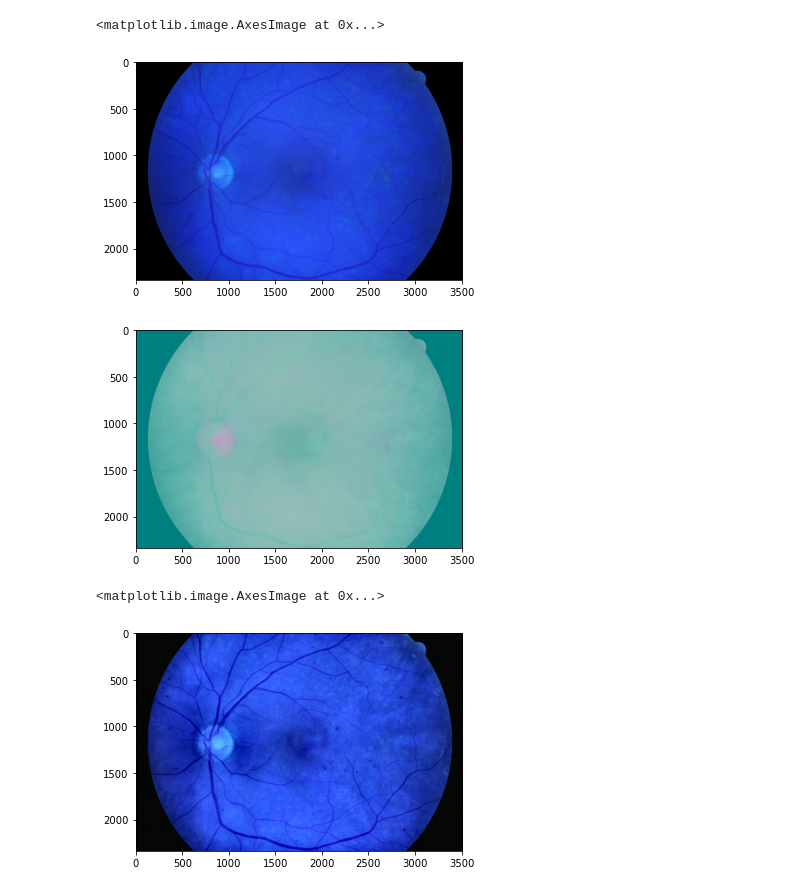
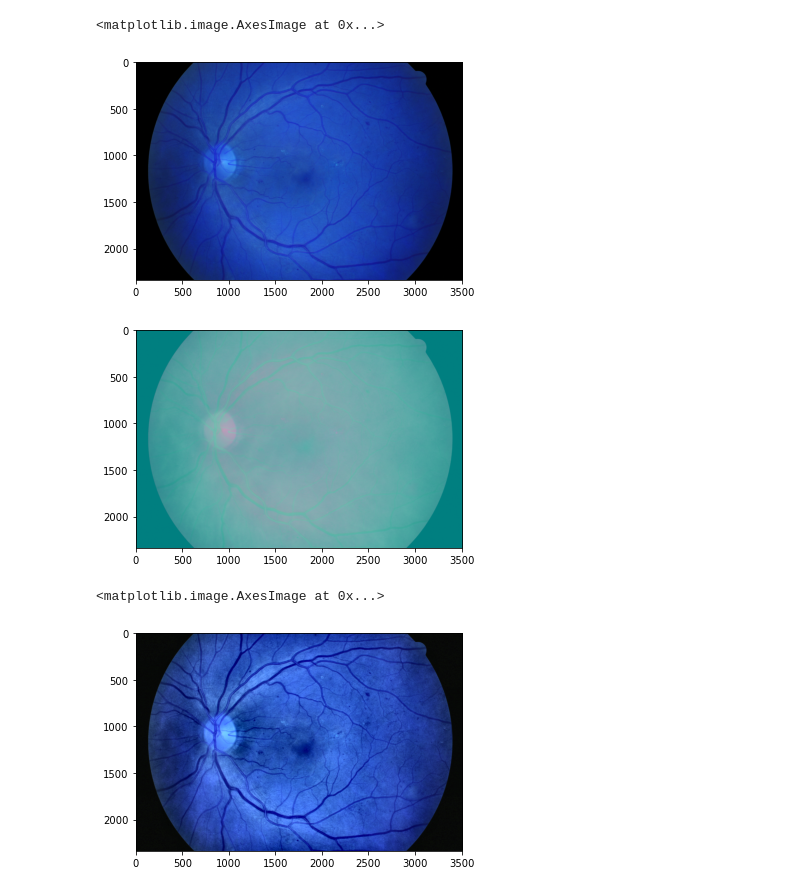
Before and after one commit to codeblessing/S6-IwM, a Jupyter notebook: fundus_vessels.ipynb, the cells around one changed output. Cells and saved outputs as stored; diff of their text form; code cells hidden in the pictures.

```diff
--- a/fundus_vessels.ipynb
+++ b/fundus_vessels.ipynb
@@ -5,24 +6,24 @@ from matplotlib.pylab import imshow
 # %%
-image = cv.imread('data/all/images/01_dr.JPG')
+image = cv.imread('data/all/images/07_dr.JPG')
 imshow(image, cmap='gray')
 # %% [output]
 <matplotlib.image.AxesImage at 0x...>
-[figure, old version]
+[figure, new version]
 # %%
-#convert to CIELAB color space and extract lightness
+# convert to CIELAB color space and extract lightness
 image_lab = cv.cvtColor(image, cv.COLOR_BGR2LAB)
 imshow(image_lab)
 l, a, b = cv.split(image_lab)
 # %% [output]
-[figure, old version]
+[figure, new version]
 # %%
-#apply contrast limited adaptive histogram equalization to the L channel
-#https://stackoverflow.com/questions/24341114/simple-illumination-correction-in-images-opencv-c
-clahe = cv.createCLAHE(clipLimit=2.0)
+# apply contrast limited adaptive histogram equalization to the L channel
+# https://stackoverflow.com/questions/24341114/simple-illumination-correction-in-images-opencv-c
+clahe = cv.createCLAHE(clipLimit=3.0)
 merged = cv.merge((clahe.apply(l), a, b))
 merged = cv.cvtColor(merged, cv.COLOR_LAB2BGR)
-#imshow(clahe.apply(l))
+# imshow(clahe.apply(l))
 imshow(merged)
 # %% [output]
 <matplotlib.image.AxesImage at 0x...>
-[figure, old version]
+[figure, new version]
```
Also changed, not shown: parts of 15 cells of this notebook.
